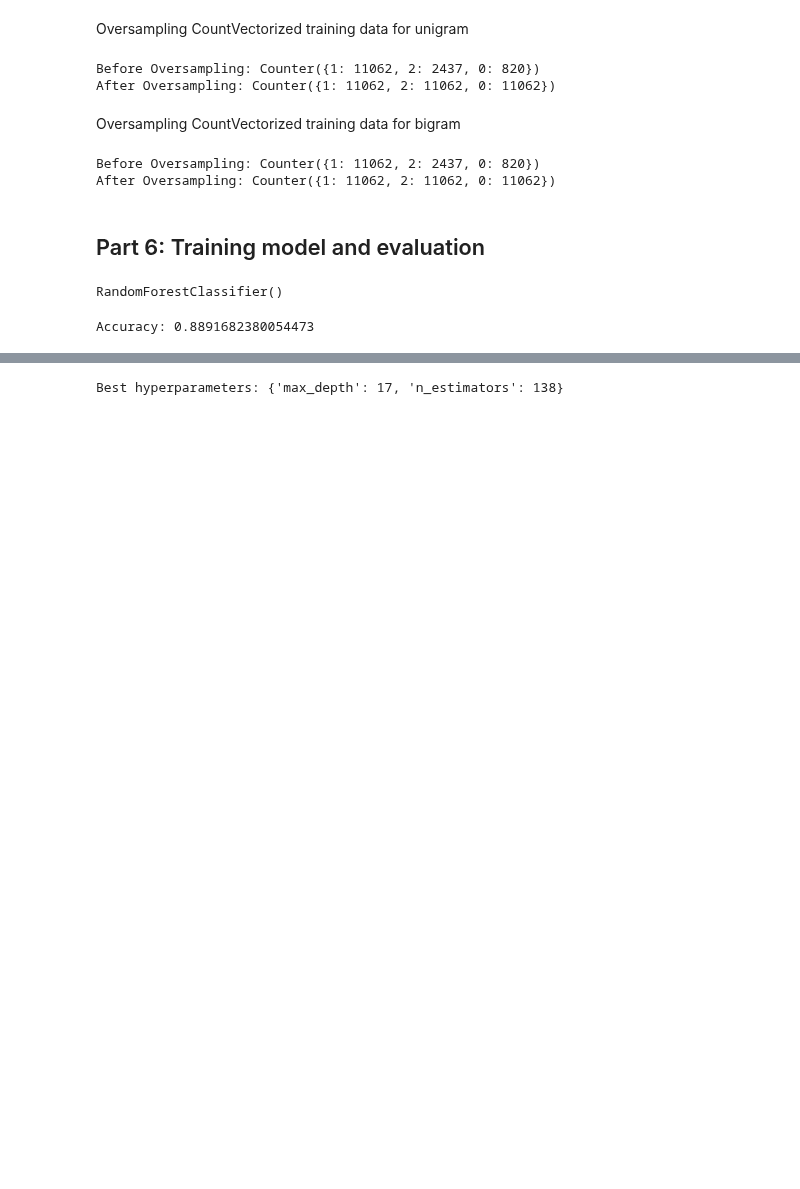
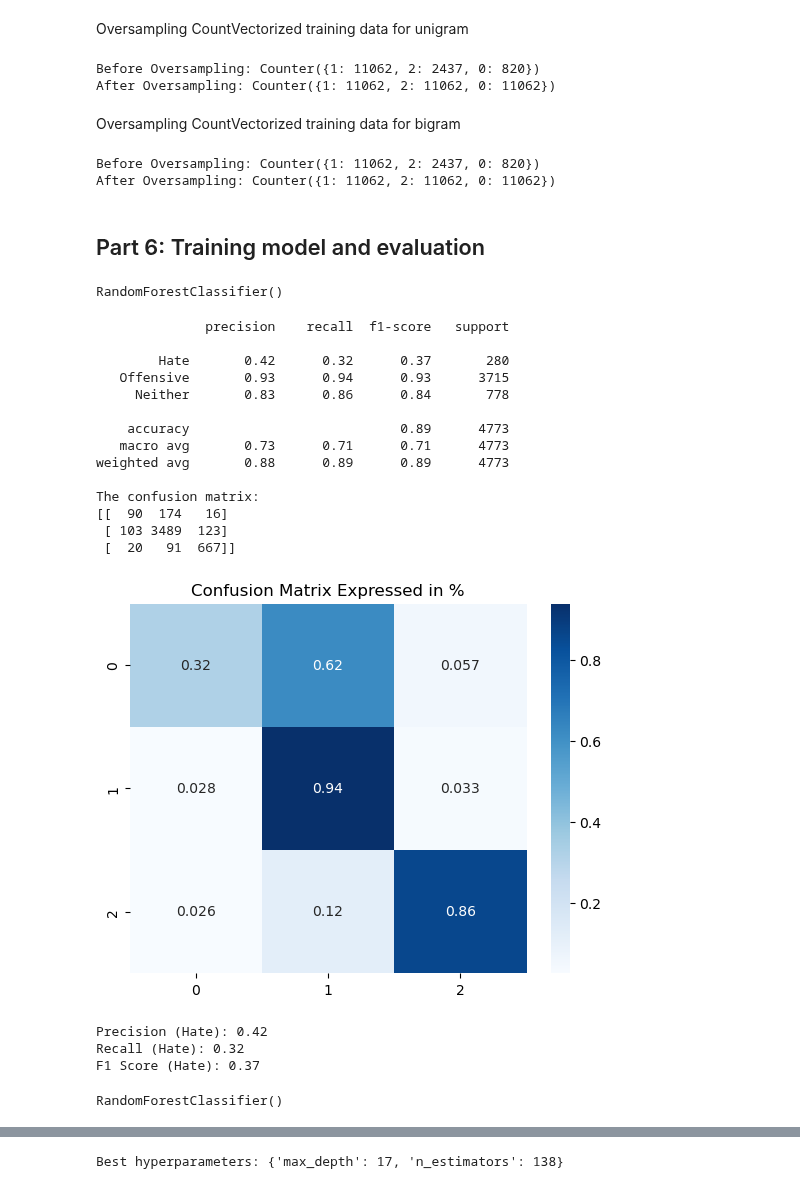
Before and after one commit to Disquietudee/Recognising-hate-speech-on-twitter-vs-offensive-language, a Jupyter notebook: RF.ipynb, the cells around one changed output, grey strips where cells are left out. Saved outputs shown, nothing was run; the diff lists cells and outputs as text; code cells hidden in the pictures; blank space fills up the shorter version.

Commit message:
Update of RF model
Ignore commit of NB model. RF model updated to include training of model using bigrams for CountVec

```diff
--- a/RF.ipynb
+++ b/RF.ipynb
@@ -195,6 +195,15 @@ Before Oversampling: Counter({1: 11062, 2: 2437, 0: 820})
 After Oversampling: Counter({1: 11062, 2: 11062, 0: 11062})
 # %% [markdown]
 ## Part 6: Training model and evaluation
+# %%
+def printModelStats(y_preds, y_test):
+    print(classification_report(y_test, y_preds, target_names = ['Hate', 'Offensive', 'Neither']))
+
+    cm = confusion_matrix(y_test,y_preds)
+    print("The confusion matrix:")
+    print(cm)
+    cm_percent = cm.astype('float') / cm.sum(axis=1)[:, np.newaxis]
+    sns.heatmap((cm_percent), annot = True, cmap = "Blues").set(title ="Confusion Matrix Expressed in %")
 # %%
 # Initialize and train the Random Forest Classifier
 rf = RandomForestClassifier()
@@ -203,8 +212,43 @@ rf.fit(X_train_over_count, y_train_over_count)
 RandomForestClassifier()
 # %%
 y_pred = rf.predict(X_test_count)
-# %%
-accuracy = accuracy_score(y_test, y_pred)
-print("Accuracy:", accuracy)
-# %% [output]
-Accuracy: 0.8891682380054473
+# %%
+printModelStats(y_pred, y_test)
+# %% [output]
+              precision    recall  f1-score   support
+
+        Hate       0.42      0.32      0.37       280
+   Offensive       0.93      0.94      0.93      3715
+     Neither       0.83      0.86      0.84       778
+
+    accuracy                           0.89      4773
+   macro avg       0.73      0.71      0.71      4773
+weighted avg       0.88      0.89      0.89      4773
+
+The confusion matrix:
+[[  90  174   16]
+ [ 103 3489  123]
+ [  20   91  667]]
+[figure, added]
+# %%
+report = classification_report(y_test, y_pred, target_names=['Hate', 'Offensive', 'Neither'])
+
+# Split the classification report into lines and find the line containing 'Hate'
+lines = report.split('\n')
+hate_metrics = [float(num) for num in lines[2].split()[1:4]]
+
+precision_hate, recall_hate, f1_score_hate = hate_metrics
+
+print(f'Precision (Hate): {precision_hate}')
+print(f'Recall (Hate): {recall_hate}')
+print(f'F1 Score (Hate): {f1_score_hate}')
+# %% [output]
+Precision (Hate): 0.42
+Recall (Hate): 0.32
+F1 Score (Hate): 0.37
+# %%
+# Initialize and train the Random Forest Classifier
+# rff = RandomForestClassifier()
+rf.fit(X_train_over_count_bigram, y_train_over_count_bigram)
+# %% [output]
+RandomForestClassifier()
```
Also changed, not shown: parts of 9 cells of this notebook, 1 other file.
